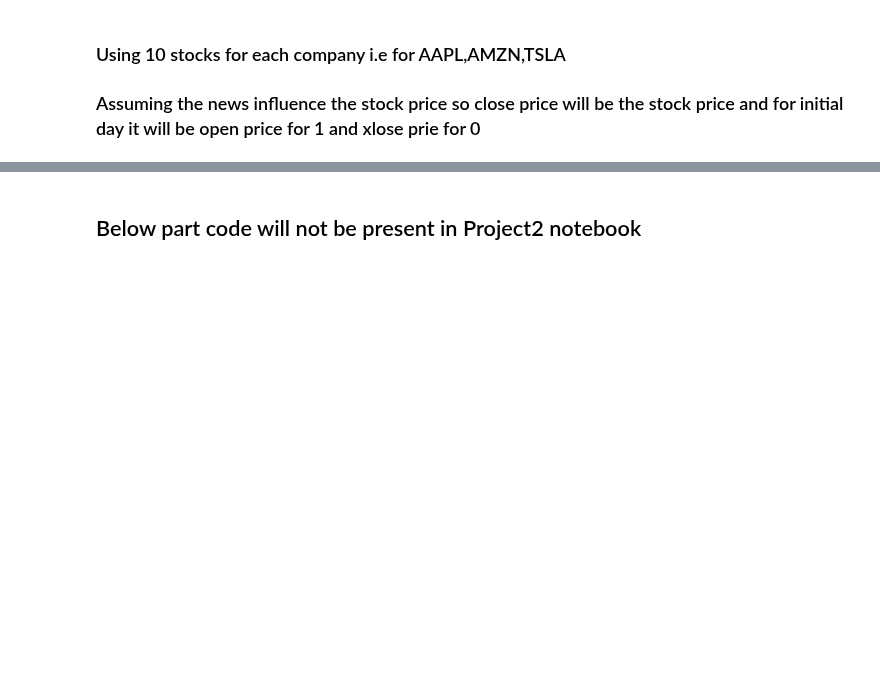
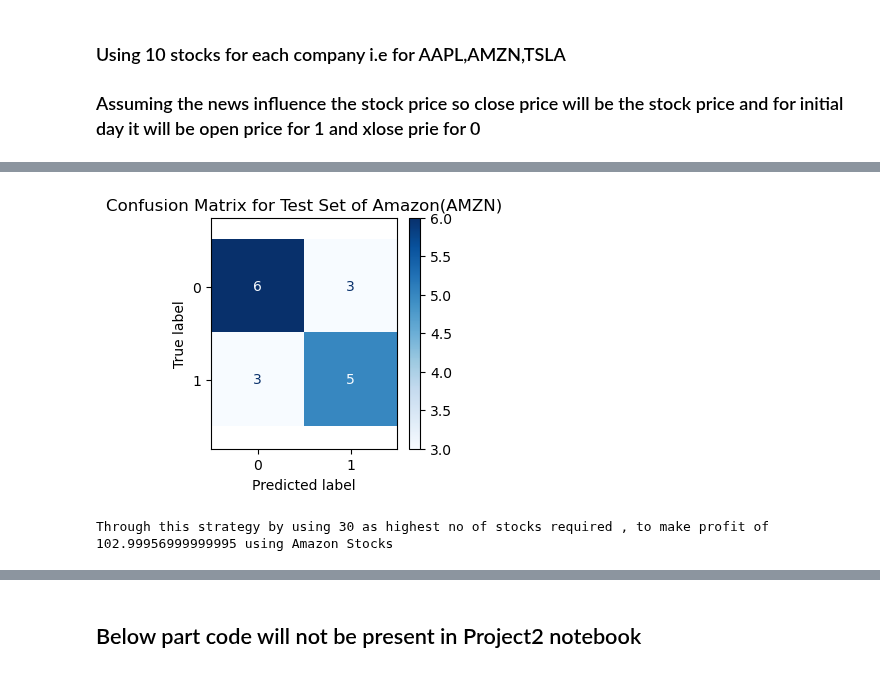
Before and after one commit to 37nomad/Stock-Sentiment-Analysis-Using-Machine-Learning, a Jupyter notebook: Finance_Project/Project2 - Copy.ipynb, the cells around one changed output, grey strips where cells are left out. Cells and saved outputs as stored; diff of their text form; code cells hidden in the pictures; blank space fills up the shorter version.

```diff
--- a/Finance_Project/Project2 - Copy.ipynb
+++ b/Finance_Project/Project2 - Copy.ipynb
@@ -878,0 +1043,49 @@ port_df['pred_Label'].sum()
+# %%
+cm = confusion_matrix(port_df.iloc[17:34, 7], port_df.iloc[17:34, 10])
+fig, ax = plt.subplots(figsize=(3, 3))
+plt.title('Confusion Matrix for Test Set of Amazon(AMZN)')
+disp = ConfusionMatrixDisplay(confusion_matrix=cm)
+disp.plot(cmap='Blues', ax=ax)
+plt.axis('equal')
+plt.show()
+# %% [output]
+[figure, added]
+# %%
+amzn_profit = 0
+stocks = 10
+count_of_1_in_amzn= 8
+first_iteration = True
+high_count_of_stock_in_amzn=0
+returns_amzn=[]
+buy_list=[]
+for open_price,close_price,pred_label in port_df.iloc[17:34,[1,4,10]].values:
+    if first_iteration:
+        if pred_label == 0:
+            amzn_profit -= stocks * close_price
+            buy_list.append(close_price)
+        elif pred_label == 1:
+            amzn_profit -= stocks * open_price
+            buy_list.append(open_price)
+        first_iteration = False
+        continue
+    if stocks>high_count_of_stock_in_amzn:
+        high_count_of_stock_in_amzn=stocks
+    if(pred_label==1 and count_of_1_in_amzn>0):
+        count_of_1_in_amzn-=1
+        if stocks==0:
+            amzn_profit-= (10*open_price)
+            buy_list.append(open_price)
+            stocks+=10
+        elif stocks>0:
+            amzn_profit+=(stocks*close_price)
+            for buy in buy_list:
+                returns_amzn.append((close_price-buy)/(buy))
+            buy_list=[]
+            stocks=0
+    elif(pred_label==0 and count_of_1_in_amzn>0):
+        amzn_profit-=(10*close_price)
+        buy_list.append(close_price)
+        stocks+=10
+print(f"Through this strategy by using {high_count_of_stock_in_amzn} as highest no of stocks required , to make profit of {amzn_profit} using Amazon Stocks" )
+# %% [output]
+Through this strategy by using 30 as highest no of stocks required , to make profit of 102.99956999999995 using Amazon Stocks
```
Also changed, not shown: parts of 45 cells of this notebook, 2 other files.
